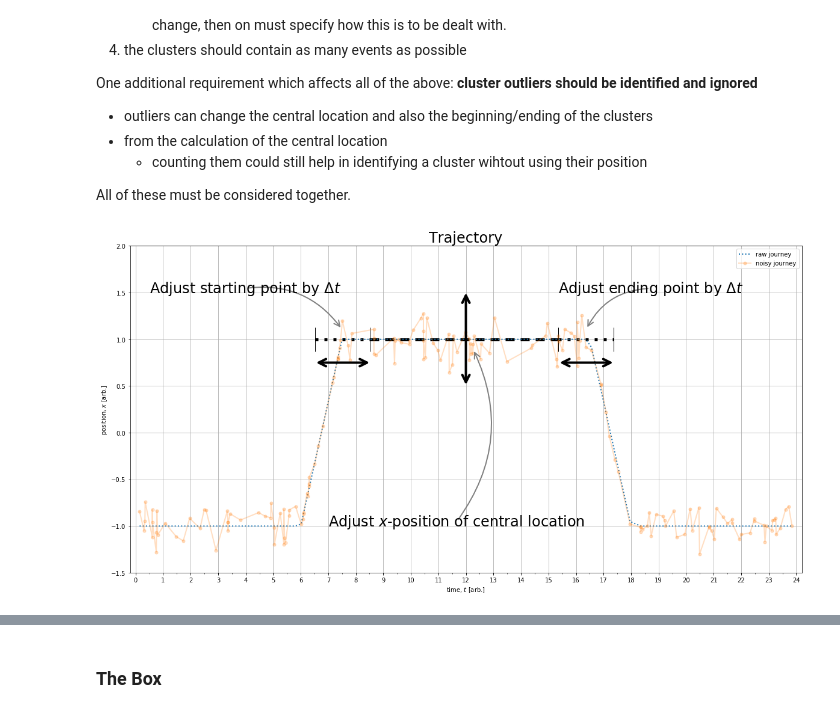
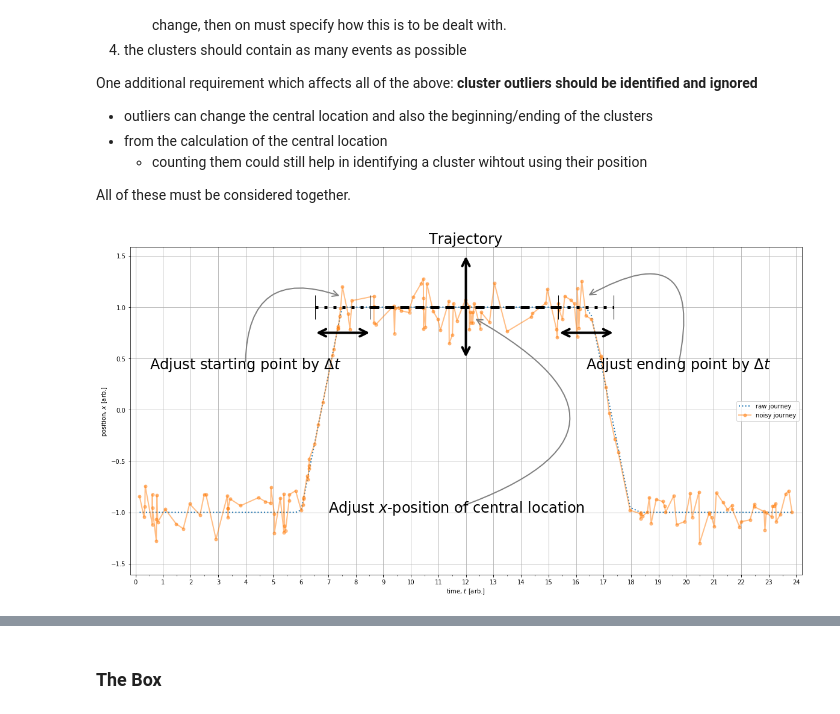
Before and after one commit to m-salewski/stay_classification, a Jupyter notebook: notebooks/classifiers_playground/box_method/classifier__1D_illustrate_box_method.ipynb, the cells around one changed output, grey strips where cells are left out. Saved outputs shown, nothing was run; the diff lists cells and outputs as text; code cells hidden in the pictures.

```diff
--- a/notebooks/classifiers_playground/box_method/classifier__1D_illustrate_box_method.ipynb
+++ b/notebooks/classifiers_playground/box_method/classifier__1D_illustrate_box_method.ipynb
@@ -102,7 +115,6 @@ One additional requirement which affects all of the above: **cluster outliers sh
 
 All of these must be considered together.
 # %%
-plt.figure(figsize=(20,10))
 begin = t_segs[3]+1
 begin_buff = begin-2
 end = t_segs[4]-1
@@ -110,91 +122,70 @@ end_buff = end+2
 
 loc = x_segs[3]
 
+
+ax = plot_basic(time_arr, noise_arr, raw_arr, None)
+ax.grid()
+
 lw=5.0
-plt.plot([begin,end], [loc,loc], 'k--', dashes=[3,2], lw=lw)
+ax.plot([begin,end], [loc,loc], 'k--', dashes=[3,2], lw=lw)
 
-plt.plot([begin_buff,begin], [loc,loc], color='k', marker='|', markersize=40.0, dashes=[1,2], lw=lw)
-plt.plot([end,end_buff], [loc,loc], color='k', marker='|', markersize=40.0, dashes=[1,2], lw=lw)
+ax.plot([begin_buff,begin], [loc,loc], color='k', marker='|', markersize=40.0, dashes=[1,2], lw=lw)
+ax.plot([end,end_buff], [loc,loc], color='k', marker='|', markersize=40.0, dashes=[1,2], lw=lw)
 
-#plt.plot(t_segs[3:5], x_segs[3:5], '--', marker='o', color='k', linewidth=4.0, markerfacecolor='w', markersize=6.0, markeredgewidth=2.0, label='adjusted raw stays')
-
-plt.plot(time_arr, raw_arr, ':', lw=2.0, label='raw journey')
-plt.plot(time_arr, noise_arr, '.-', ms=10, lw=2.0, label='noisy journey', alpha=0.25)
 
 # interface tracking profiles
 arrowprops=dict(arrowstyle="<->",
                 shrinkA=0.5,
                 mutation_scale=30.0,
                 connectionstyle="arc3", linewidth=4.0)
 # the arrows
 arrowcentery = 1.0
 arrowcenterx = 12
 arrowcenterh = 0.5
-plt.annotate("", xy=(arrowcenterx, arrowcentery-arrowcenterh), xytext=(arrowcenterx, arrowcentery+arrowcenterh),
+ax.annotate("", xy=(arrowcenterx, arrowcentery-arrowcenterh), xytext=(arrowcenterx, arrowcentery+arrowcenterh),
              arrowprops=arrowprops)
 
 dt_arrowcentery = 0.25
-plt.annotate("", xy=(begin_buff, arrowcentery-dt_arrowcentery), xytext=(begin, arrowcentery-dt_arrowcentery),
+ax.annotate("", xy=(begin_buff, arrowcentery-dt_arrowcentery), xytext=(begin, arrowcentery-dt_arrowcentery),
              arrowprops=arrowprops)
 
-plt.annotate("", xy=(end, arrowcentery-dt_arrowcentery), xytext=(end_buff, arrowcentery-dt_arrowcentery),
+ax.annotate("", xy=(end, arrowcentery-dt_arrowcentery), xytext=(end_buff, arrowcentery-dt_arrowcentery),
              arrowprops=arrowprops)
 
 
 mid_point = lambda x1,x2: 0.5*(x1+x2)
 
-delta_t_texty = 1.5
-plt.annotate(r"Adjust starting point by $\Delta t$", fontsize=24.0,
-            xy=(mid_point(begin,begin_buff), 1.1), xycoords='data',
-            xytext=(begin-8,delta_t_texty), textcoords='data',
-            arrowprops=dict(arrowstyle="->", color="0.5",
-                            shrinkA=5, shrinkB=5,
-                            patchA=None, patchB=None,
-                            connectionstyle="arc3,rad=-0.3", linewidth=2.0
-                            ),
-            )
-plt.annotate(r"Adjust ending point by $\Delta t$", fontsize=24.0,
-            xy=(mid_point(end,end_buff), 1.1), xycoords='data',
-            xytext=(end, delta_t_texty), textcoords='data',
-            arrowprops=dict(arrowstyle="->", color="0.5",
-                            shrinkA=5, shrinkB=5,
-                            patchA=None, patchB=None,
-                            connectionstyle="arc3,rad=0.3", linewidth=2.0
-                            ),
-            )
+delta_t_texty = 0.4
 
-plt.annotate(r"Adjust $x$-position of central location",fontsize= 24,
-            xy=(arrowcenterx+0.25, arrowcentery-0.1), xycoords='data',
-            xytext=(arrowcenterx-5, arrowcentery-2.0), textcoords='data',
-            arrowprops=dict(arrowstyle="->", color="0.5",
-                            shrinkA=5, shrinkB=5,
-                            patchA=None, patchB=None,
-                            connectionstyle="arc3,rad=0.3", linewidth=2.0
-                            ),
-            )
+arrowprops=dict(arrowstyle="->", color="0.5",
+                shrinkA=5, shrinkB=5,
+                patchA=None, patchB=None,
+                connectionstyle="arc3,rad=-0.7", linewidth=2.0
+                )
 
-'''plt.text(0, 0.1, r'$\delta$',
-         {'color': 'black', 'fontsize': 24, 'ha': 'center', 'va': 'center',
-          'bbox': dict(boxstyle="round", fc="white", ec="black", pad=0.2)})
-'''
+anno_dict = dict(fontsize= 24,textcoords='data', xycoords='data')
 
-plt.legend()
+ax.annotate(r"Adjust starting point by $\Delta t$",
+            xy=(mid_point(begin,begin_buff), 1.1),
+            xytext=(begin-8,delta_t_texty),
+            **anno_dict, arrowprops=arrowprops)
 
-plt.xlabel(r'time, $t$ [arb.]')
-plt.ylabel(r'position, $x$ [arb.]')
 
-ymin = noise_arr.min()-1*eps
-ymax = noise_arr.max()+1*eps
+arrowprops['connectionstyle']="arc3,rad=1.1"
 
-ax = plt.gca()
-ax.xaxis.set_major_locator(MultipleLocator(1))
-ax.xaxis.set_minor_locator(MultipleLocator(0.5))
+ax.annotate(r"Adjust ending point by $\Delta t$",
+            xy=(mid_point(end,end_buff),  1.1),
+            xytext=(end+1, delta_t_texty),
+            **anno_dict, arrowprops=arrowprops)
 
-plt.xlim(-0.2, 24.2)
+ax.annotate(r"Adjust $x$-position of central location",
+            xy=(arrowcenterx+0.25, arrowcentery-0.1),
+            xytext=(arrowcenterx-5, arrowcentery-2.0),
+            **anno_dict, arrowprops=arrowprops)
 
-plt.title('Trajectory', fontsize=24)
-plt.ylim(-1.5, 2)
-plt.grid(visible=True);
+
+ax.legend(loc=7)
+ax.grid(visible=True);
 # %% [output]
-[figure, old version]
+[figure, new version]
 # %% [markdown]
```
Also changed, not shown: parts of 6 cells of this notebook, 14 other files.
